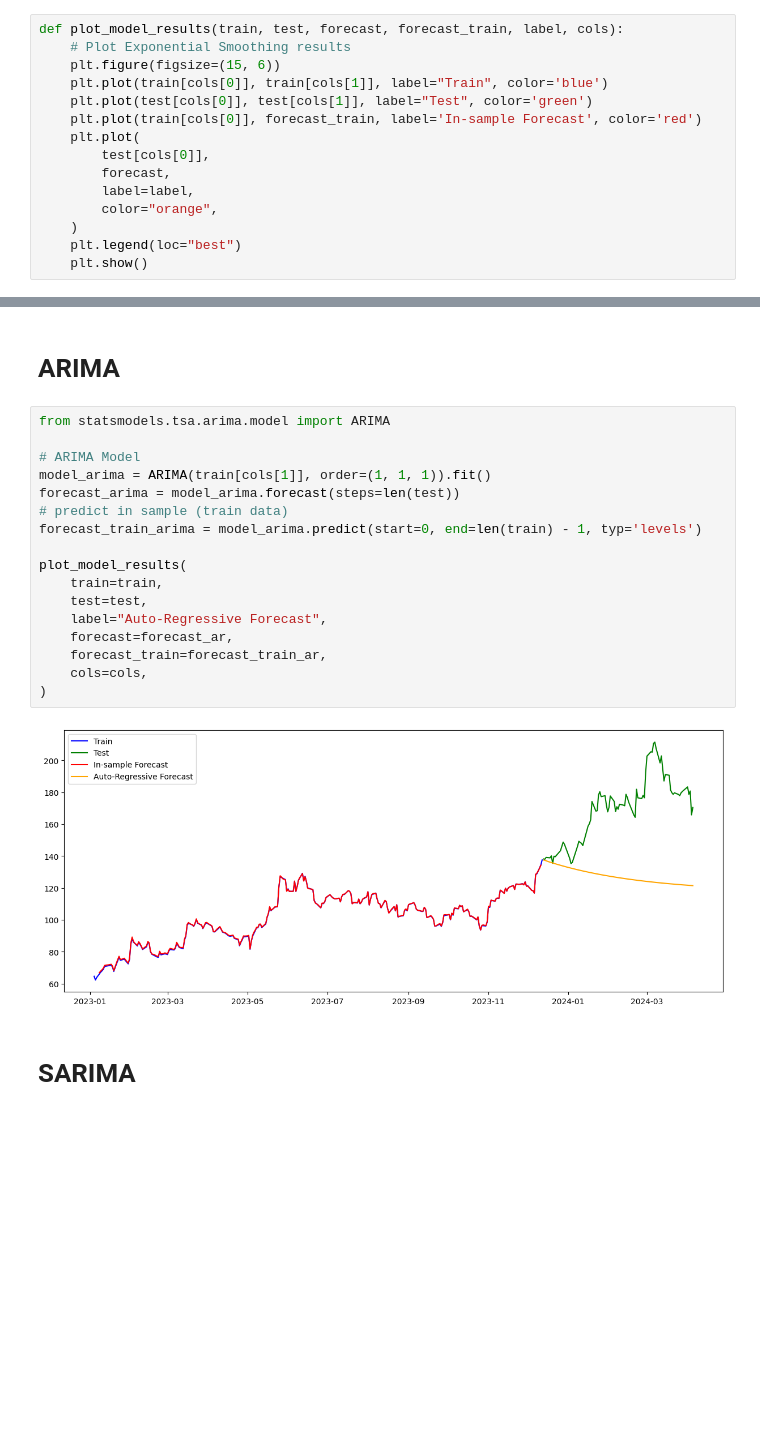
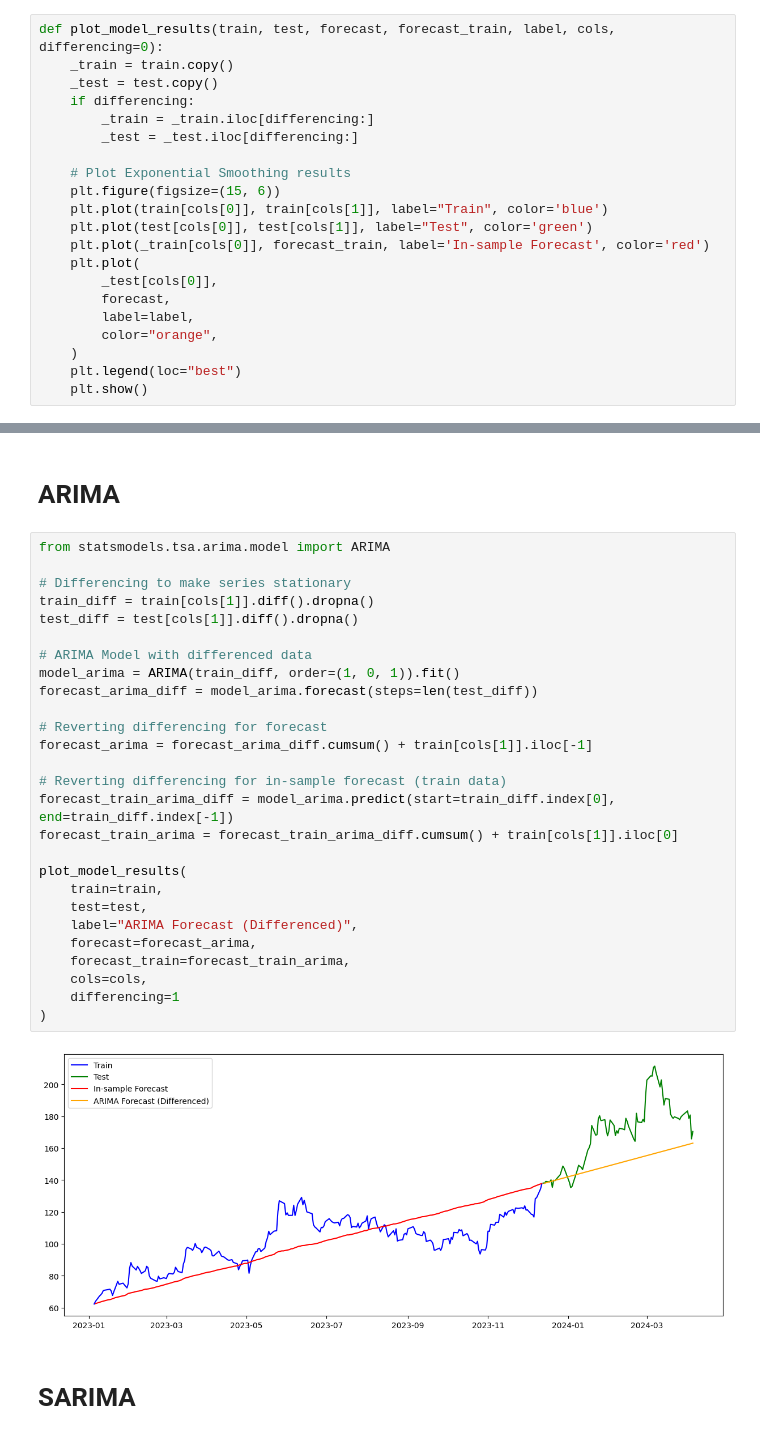
Before and after one commit to YoushaExT/time-series-forecasting, a Jupyter notebook: tsf1.ipynb, the cells around one changed output, grey strips where cells are left out. Saved outputs shown, nothing was run; the diff lists cells and outputs as text; blank space fills up the shorter version.

```diff
--- a/tsf1.ipynb
+++ b/tsf1.ipynb
@@ -27,14 +27,20 @@ def plot(data, cols):
   plt.ylabel(cols[1])
   plt.show()
 # %%
-def plot_model_results(train, test, forecast, forecast_train, label, cols):
+def plot_model_results(train, test, forecast, forecast_train, label, cols, differencing=0):
+    _train = train.copy()
+    _test = test.copy()
+    if differencing:
+        _train = _train.iloc[differencing:]
+        _test = _test.iloc[differencing:]
+
     # Plot Exponential Smoothing results
     plt.figure(figsize=(15, 6))
     plt.plot(train[cols[0]], train[cols[1]], label="Train", color='blue')
     plt.plot(test[cols[0]], test[cols[1]], label="Test", color='green')
-    plt.plot(train[cols[0]], forecast_train, label='In-sample Forecast', color='red')
+    plt.plot(_train[cols[0]], forecast_train, label='In-sample Forecast', color='red')
     plt.plot(
-        test[cols[0]],
+        _test[cols[0]],
         forecast,
         label=label,
         color="orange",
@@ -244,22 +285,32 @@ plot_model_results(
 # %%
 from statsmodels.tsa.arima.model import ARIMA
 
-# ARIMA Model
-model_arima = ARIMA(train[cols[1]], order=(1, 1, 1)).fit()
-forecast_arima = model_arima.forecast(steps=len(test))
-# predict in sample (train data)
-forecast_train_arima = model_arima.predict(start=0, end=len(train) - 1, typ='levels')
+# Differencing to make series stationary
+train_diff = train[cols[1]].diff().dropna()
+test_diff = test[cols[1]].diff().dropna()
+
+# ARIMA Model with differenced data
+model_arima = ARIMA(train_diff, order=(1, 0, 1)).fit()
+forecast_arima_diff = model_arima.forecast(steps=len(test_diff))
+
+# Reverting differencing for forecast
+forecast_arima = forecast_arima_diff.cumsum() + train[cols[1]].iloc[-1]
+
+# Reverting differencing for in-sample forecast (train data)
+forecast_train_arima_diff = model_arima.predict(start=train_diff.index[0], end=train_diff.index[-1])
+forecast_train_arima = forecast_train_arima_diff.cumsum() + train[cols[1]].iloc[0]
 
 plot_model_results(
     train=train,
     test=test,
-    label="Auto-Regressive Forecast",
-    forecast=forecast_ar,
-    forecast_train=forecast_train_ar,
+    label="ARIMA Forecast (Differenced)",
+    forecast=forecast_arima,
+    forecast_train=forecast_train_arima,
     cols=cols,
+    differencing=1
 )
 # %% [output]
-[figure, old version]
+[figure, new version]
 # %% [markdown]
 # SARIMA
 # %%
```
Also changed, not shown: parts of 7 cells of this notebook.
